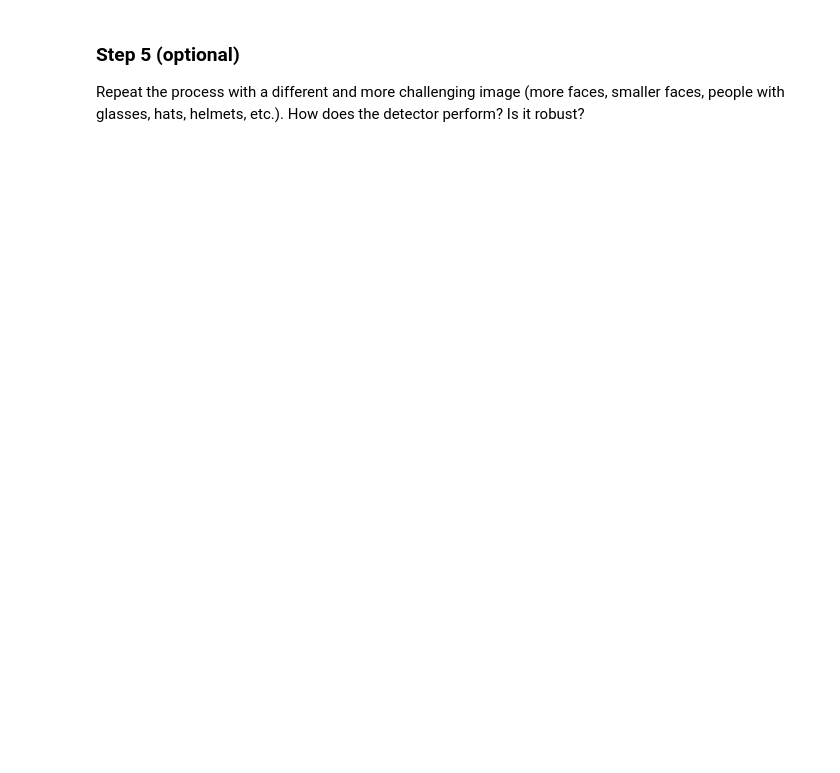
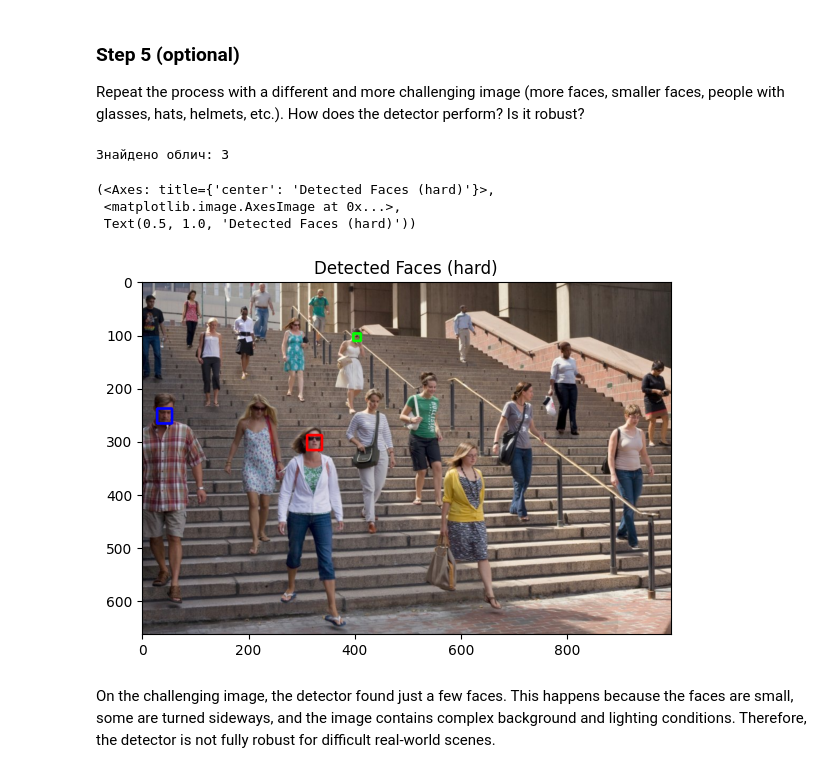
Before and after one commit to tatahonon/cvNotebooks, a Jupyter notebook: Homework61.ipynb, the cells around one changed output. Saved outputs shown, nothing was run; the diff lists cells and outputs as text; code cells hidden in the pictures; blank space fills up the shorter version.

```diff
--- a/Homework61.ipynb
+++ b/Homework61.ipynb
@@ -28,3 +90,28 @@ Draw bounding boxes around the detected faces and plot the image. Use different
 ### Step 5 (optional)
 
 Repeat the process with a different and more challenging image (more faces, smaller faces, people with glasses, hats, helmets, etc.). How does the detector perform? Is it robust?
+# %%
+img2 = cv2.imread('pic61_2.jpg')
+img2 = cv2.cvtColor(img2, cv2.COLOR_BGR2RGB)
+img2_gray = cv2.cvtColor(img2, cv2.COLOR_RGB2GRAY)
+
+detections2 = detector(img2_gray, 4)
+print(f'Знайдено облич: {len(detections2)}')
+
+result2 = np.copy(img2)
+for i, det in enumerate(detections2):
+    color = colors[i % len(colors)]
+    x1, y1, x2, y2 = det.left(), det.top(), det.right(), det.bottom()
+    cv2.rectangle(result2, (x1, y1), (x2, y2), color, 3)
+
+plt.subplot(122), plt.imshow(result2), plt.title('Detected Faces (hard)')
+# %% [output]
+Знайдено облич: 3
+(<Axes: title={'center': 'Detected Faces (hard)'}>,
+ <matplotlib.image.AxesImage at 0x...>,
+ Text(0.5, 1.0, 'Detected Faces (hard)'))
+[figure, added]
+# %% [markdown]
+On the challenging image, the detector found just a few faces.
+This happens because the faces are small, some are turned sideways, and the image contains complex background and lighting conditions.
+Therefore, the detector is not fully robust for difficult real-world scenes.
```
Also changed, not shown: parts of 7 cells of this notebook.
